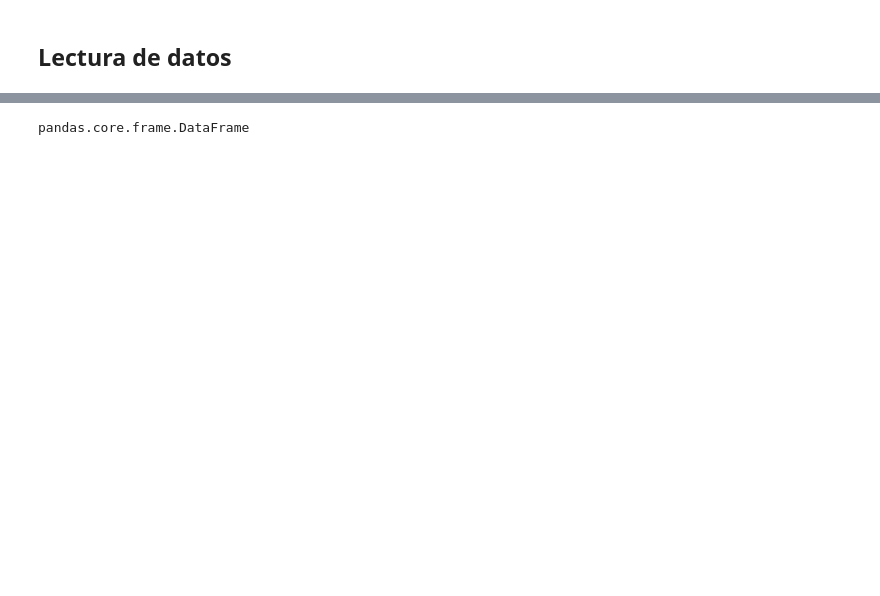
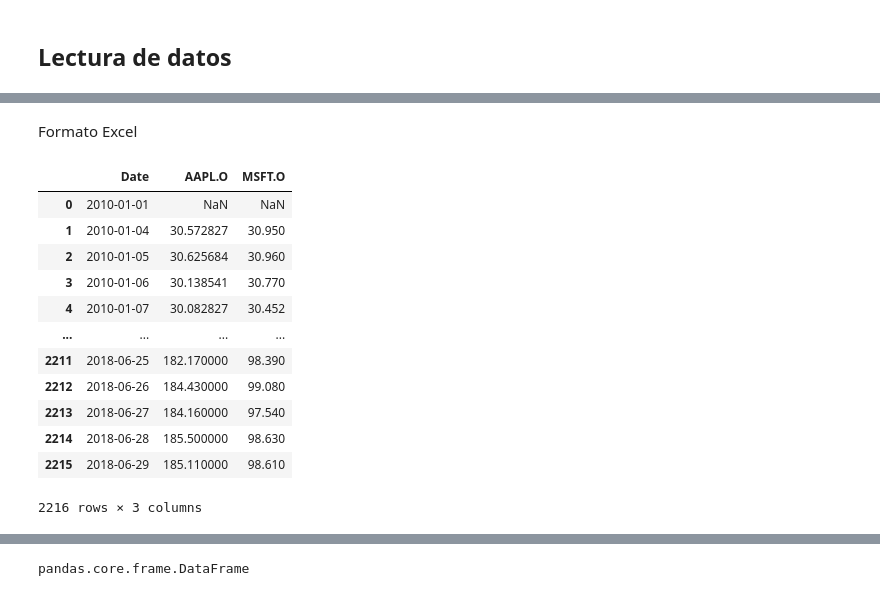
Before and after one commit to alfonso-santos/Introduccion-a-Python-para-las-Finanzas-2024, a Jupyter notebook: Modulo_02_Aplicaciones_Financieras/src/02_01_Descarga y descripción de activos financieros.ipynb, the cells around one changed output, grey strips where cells are left out. Saved outputs shown, nothing was run; the diff lists cells and outputs as text; code cells hidden in the pictures; blank space fills up the shorter version.

```diff
--- a/Modulo_02_Aplicaciones_Financieras/src/02_01_Descarga y descripción de activos financieros.ipynb
+++ b/Modulo_02_Aplicaciones_Financieras/src/02_01_Descarga y descripción de activos financieros.ipynb
@@ -35,3 +16,24 @@ data
+# %% [markdown]
+Formato Excel
+# %%
+import pandas as pd
+
+data1 = pd.read_excel("../data/data_02 - Parte 1.xlsx")
+data1
+# %% [output]
+|  | Date | AAPL.O | MSFT.O |
+| 0 | 2010-01-01 | NaN | NaN |
+| 1 | 2010-01-04 | 30.572827 | 30.950 |
+| 2 | 2010-01-05 | 30.625684 | 30.960 |
+| 3 | 2010-01-06 | 30.138541 | 30.770 |
+| 4 | 2010-01-07 | 30.082827 | 30.452 |
+| ... | ... | ... | ... |
+| 2211 | 2018-06-25 | 182.170000 | 98.390 |
+| 2212 | 2018-06-26 | 184.430000 | 99.080 |
+| 2213 | 2018-06-27 | 184.160000 | 97.540 |
+| 2214 | 2018-06-28 | 185.500000 | 98.630 |
+| 2215 | 2018-06-29 | 185.110000 | 98.610 |
+2216 rows × 3 columns
 # %% [markdown]
 Las estructuras que se utilizan en Pandas son:
 * **DataFrame**: array bidimensional formado por series concatenadas en forma de columnas y un índice.
```
Also changed, not shown: parts of 58 cells of this notebook, 5 other files.
